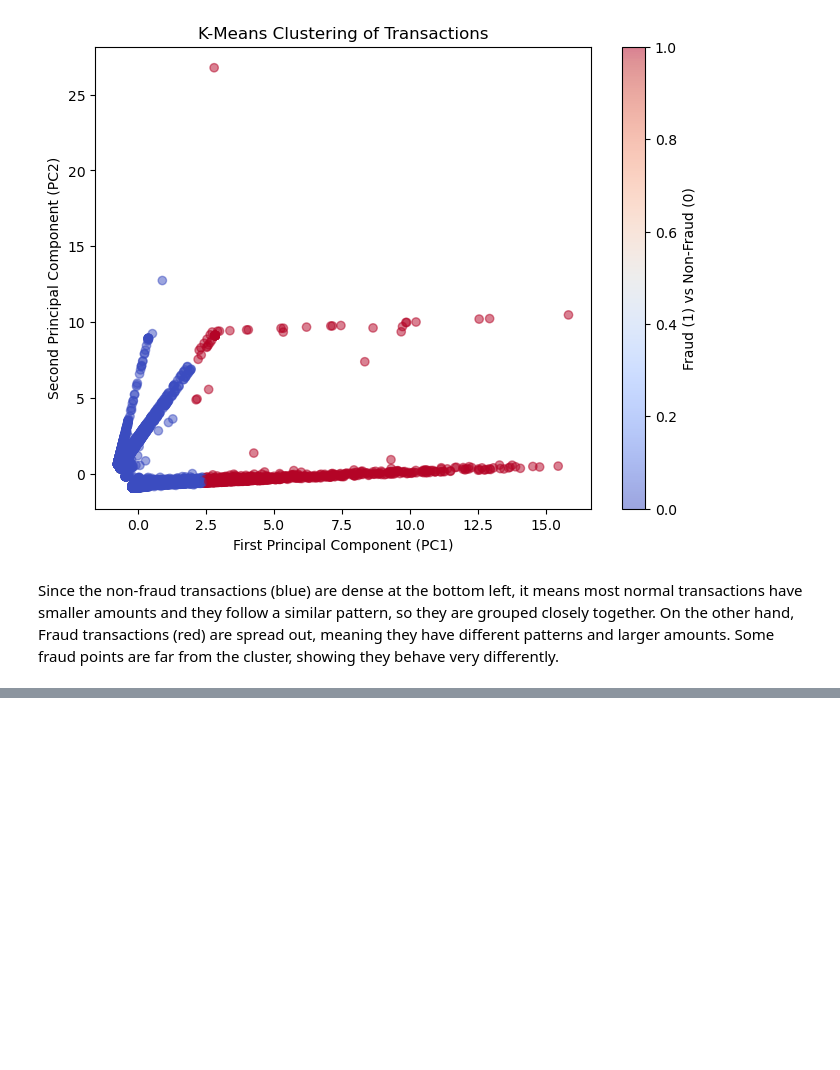
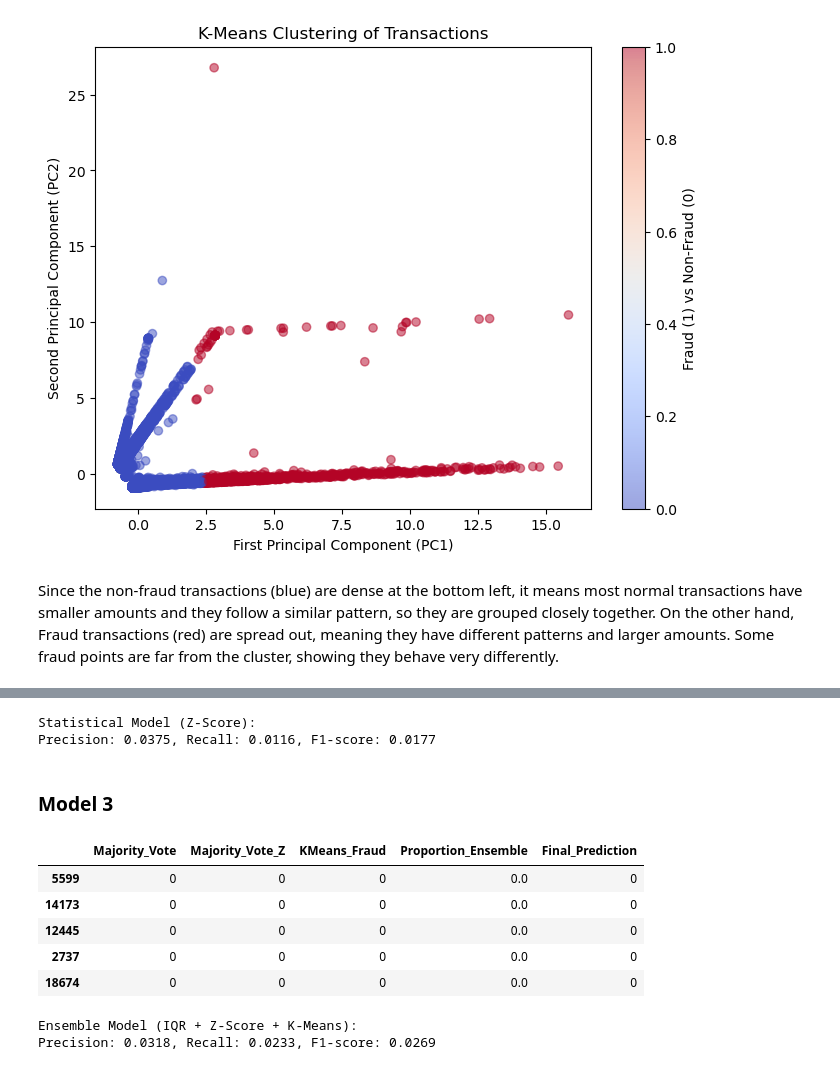
Before and after one commit to FarahAnanda/fraud-detection-analytics, a Jupyter notebook: fraud_analytics.ipynb, the cells around one changed output, grey strips where cells are left out. Drawn from its saved outputs; the diff is of its cells as text; code cells hidden in the pictures; blank space fills up the shorter version.

```diff
--- a/fraud_analytics.ipynb
+++ b/fraud_analytics.ipynb
@@ -418,0 +590,48 @@ Since the non-fraud transactions (blue) are dense at the bottom left, it means m
+# %%
+# Evaluate Model 2
+y_true = df_train["isFraud"]
+y_pred_zscore = df_train["Majority_Vote_Z"]
+
+precision_z = precision_score(y_true, y_pred_zscore)
+recall_z = recall_score(y_true, y_pred_zscore)
+f1_z = f1_score(y_true, y_pred_zscore)
+
+print("Statistical Model (Z-Score):")
+print(f"Precision: {precision_z:.4f}, Recall: {recall_z:.4f}, F1-score: {f1_z:.4f}")
+# %% [output]
+Statistical Model (Z-Score):
+Precision: 0.0375, Recall: 0.0116, F1-score: 0.0177
+# %% [markdown]
+### Model 3
+# %%
+df_train["KMeans_Label"] = kmeans.labels_
+
+# Normalize
+fraud_cluster = df_train.groupby("KMeans_Label")["isFraud"].mean().idxmax()
+df_train["KMeans_Fraud"] = (df_train["KMeans_Label"] == fraud_cluster).astype(int)
+
+# Majority Voting from all three models
+df_train["Proportion_Ensemble"] = (df_train["Majority_Vote"] + df_train["Majority_Vote_Z"] + df_train["KMeans_Fraud"]) / 3
+df_train["Final_Prediction"] = (df_train["Proportion_Ensemble"] > 0.5).astype(int)
+
+df_train[["Majority_Vote", "Majority_Vote_Z", "KMeans_Fraud", "Proportion_Ensemble", "Final_Prediction"]].head()
+# %% [output]
+|  | Majority_Vote | Majority_Vote_Z | KMeans_Fraud | Proportion_Ensemble | Final_Prediction |
+| 5599 | 0 | 0 | 0 | 0.0 | 0 |
+| 14173 | 0 | 0 | 0 | 0.0 | 0 |
+| 12445 | 0 | 0 | 0 | 0.0 | 0 |
+| 2737 | 0 | 0 | 0 | 0.0 | 0 |
+| 18674 | 0 | 0 | 0 | 0.0 | 0 |
+# %%
+# Evaluate Model 3
+y_pred_ensemble = df_train["Final_Prediction"]
+
+precision_ensemble = precision_score(y_true, y_pred_ensemble)
+recall_ensemble = recall_score(y_true, y_pred_ensemble)
+f1_ensemble = f1_score(y_true, y_pred_ensemble)
+
+print("Ensemble Model (IQR + Z-Score + K-Means):")
+print(f"Precision: {precision_ensemble:.4f}, Recall: {recall_ensemble:.4f}, F1-score: {f1_ensemble:.4f}")
+# %% [output]
+Ensemble Model (IQR + Z-Score + K-Means):
+Precision: 0.0318, Recall: 0.0233, F1-score: 0.0269
```
Also changed, not shown: parts of 26 cells of this notebook.
